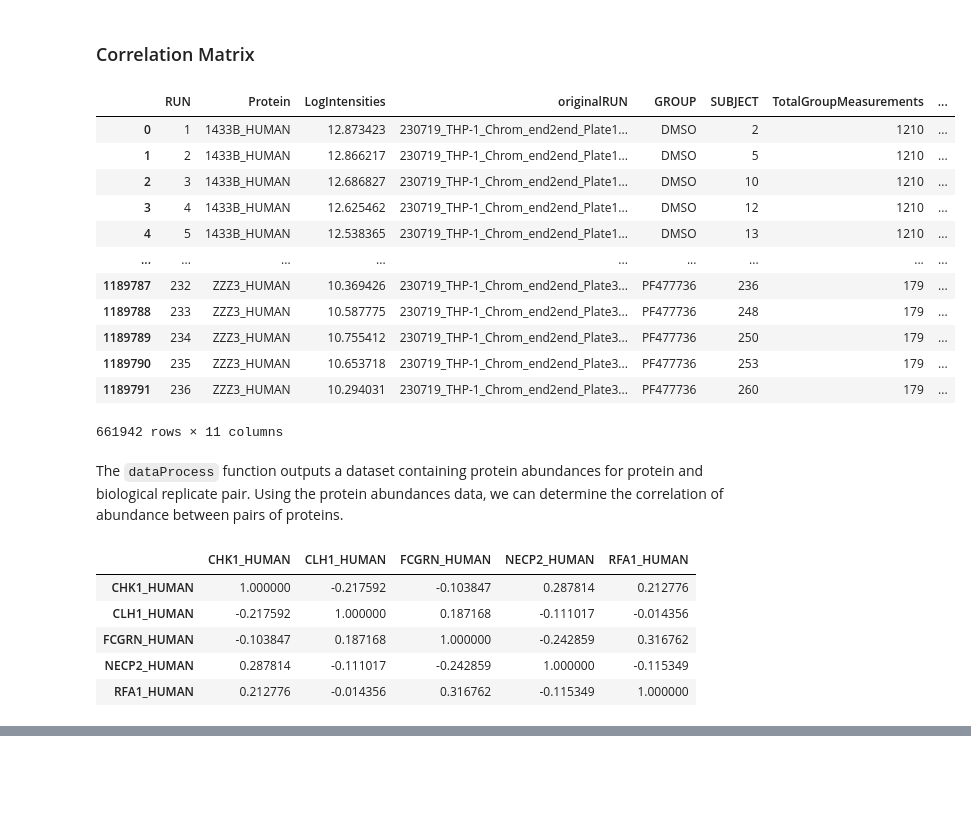
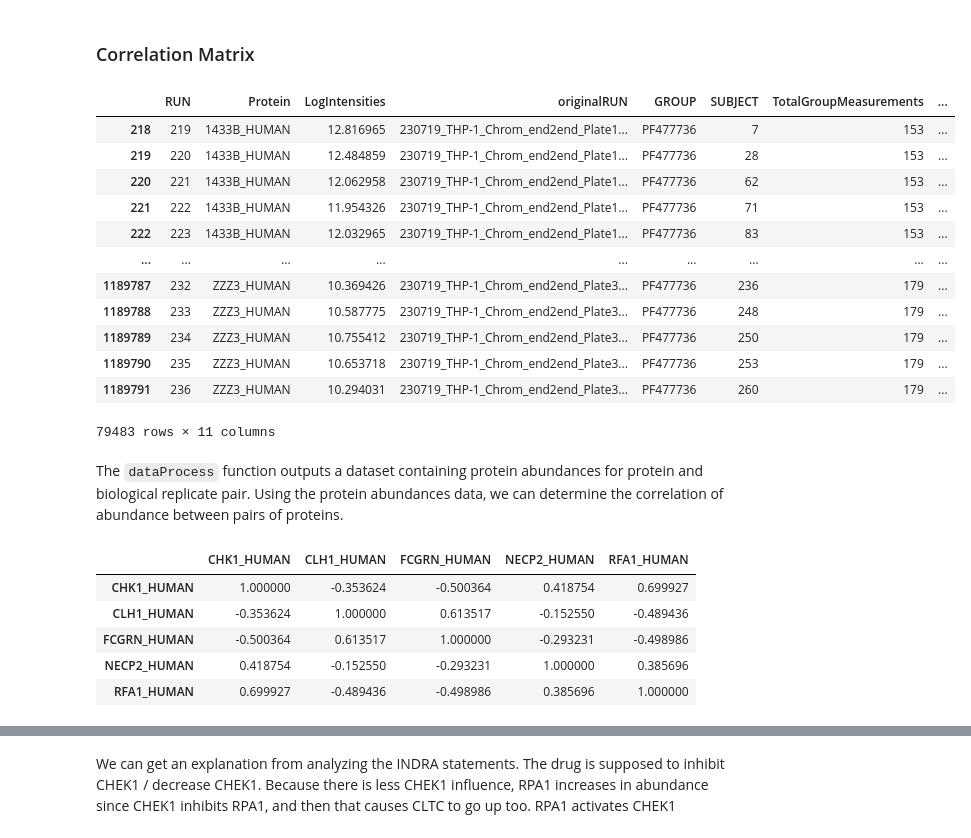
Before and after one commit to gyorilab/indra_may_institute, a Jupyter notebook: drug-demo.ipynb, the cells around one changed output, grey strips where cells are left out. Saved outputs shown, nothing was run; the diff lists cells and outputs as text; code cells hidden in the pictures; blank space fills up the shorter version.

Commit message:
tried adding more context to chek1 to rpa1 to cltc connection

```diff
--- a/drug-demo.ipynb
+++ b/drug-demo.ipynb
@@ -253,28 +229,28 @@ ca.save_model()
 ### Correlation Matrix
 # %%
 ABUNDANCE_PATH = "ProteinLevelData.csv" # Set this path yourself
-ABUNDANCE_GROUPS_FILTER = ['DMSO', 'PF477736']
+ABUNDANCE_GROUPS_FILTER = ['PF477736']
 def construct_abundance_df(filename):
     pandas_df = pd.read_csv(filename)
     pandas_df = pandas_df[pandas_df['GROUP'].isin(ABUNDANCE_GROUPS_FILTER)]
     return pandas_df
 
 protein_abundance_df = construct_abundance_df(ABUNDANCE_PATH)
 protein_abundance_df
 # %% [output]
 |  | RUN | Protein | LogIntensities | originalRUN | GROUP | SUBJECT | TotalGroupMeasurements | ... |
-| 0 | 1 | 1433B_HUMAN | 12.873423 | 230719_THP-1_Chrom_end2end_Plate1... | DMSO | 2 | 1210 | ... |
-| 1 | 2 | 1433B_HUMAN | 12.866217 | 230719_THP-1_Chrom_end2end_Plate1... | DMSO | 5 | 1210 | ... |
-| 2 | 3 | 1433B_HUMAN | 12.686827 | 230719_THP-1_Chrom_end2end_Plate1... | DMSO | 10 | 1210 | ... |
-| 3 | 4 | 1433B_HUMAN | 12.625462 | 230719_THP-1_Chrom_end2end_Plate1... | DMSO | 12 | 1210 | ... |
-| 4 | 5 | 1433B_HUMAN | 12.538365 | 230719_THP-1_Chrom_end2end_Plate1... | DMSO | 13 | 1210 | ... |
+| 218 | 219 | 1433B_HUMAN | 12.816965 | 230719_THP-1_Chrom_end2end_Plate1... | PF477736 | 7 | 153 | ... |
+| 219 | 220 | 1433B_HUMAN | 12.484859 | 230719_THP-1_Chrom_end2end_Plate1... | PF477736 | 28 | 153 | ... |
+| 220 | 221 | 1433B_HUMAN | 12.062958 | 230719_THP-1_Chrom_end2end_Plate1... | PF477736 | 62 | 153 | ... |
+| 221 | 222 | 1433B_HUMAN | 11.954326 | 230719_THP-1_Chrom_end2end_Plate1... | PF477736 | 71 | 153 | ... |
+| 222 | 223 | 1433B_HUMAN | 12.032965 | 230719_THP-1_Chrom_end2end_Plate1... | PF477736 | 83 | 153 | ... |
 | ... | ... | ... | ... | ... | ... | ... | ... | ... |
 | 1189787 | 232 | ZZZ3_HUMAN | 10.369426 | 230719_THP-1_Chrom_end2end_Plate3... | PF477736 | 236 | 179 | ... |
 | 1189788 | 233 | ZZZ3_HUMAN | 10.587775 | 230719_THP-1_Chrom_end2end_Plate3... | PF477736 | 248 | 179 | ... |
 | 1189789 | 234 | ZZZ3_HUMAN | 10.755412 | 230719_THP-1_Chrom_end2end_Plate3... | PF477736 | 250 | 179 | ... |
 | 1189790 | 235 | ZZZ3_HUMAN | 10.653718 | 230719_THP-1_Chrom_end2end_Plate3... | PF477736 | 253 | 179 | ... |
 | 1189791 | 236 | ZZZ3_HUMAN | 10.294031 | 230719_THP-1_Chrom_end2end_Plate3... | PF477736 | 260 | 179 | ... |
-661942 rows × 11 columns
+79483 rows × 11 columns
 # %% [markdown]
 The `dataProcess` function outputs a dataset containing protein abundances for protein and biological replicate pair.  Using the protein abundances data, we can determine the correlation of abundance between pairs of proteins.
 # %%
@@ -299,11 +275,11 @@ corr_matrix = calculate_correlation_matrix(pvalue_logfc_df, protein_abundance_df
 corr_matrix
 # %% [output]
 |  | CHK1_HUMAN | CLH1_HUMAN | FCGRN_HUMAN | NECP2_HUMAN | RFA1_HUMAN |
-| CHK1_HUMAN | 1.000000 | -0.217592 | -0.103847 | 0.287814 | 0.212776 |
-| CLH1_HUMAN | -0.217592 | 1.000000 | 0.187168 | -0.111017 | -0.014356 |
-| FCGRN_HUMAN | -0.103847 | 0.187168 | 1.000000 | -0.242859 | 0.316762 |
-| NECP2_HUMAN | 0.287814 | -0.111017 | -0.242859 | 1.000000 | -0.115349 |
-| RFA1_HUMAN | 0.212776 | -0.014356 | 0.316762 | -0.115349 | 1.000000 |
+| CHK1_HUMAN | 1.000000 | -0.353624 | -0.500364 | 0.418754 | 0.699927 |
+| CLH1_HUMAN | -0.353624 | 1.000000 | 0.613517 | -0.152550 | -0.489436 |
+| FCGRN_HUMAN | -0.500364 | 0.613517 | 1.000000 | -0.293231 | -0.498986 |
+| NECP2_HUMAN | 0.418754 | -0.152550 | -0.293231 | 1.000000 | 0.385696 |
+| RFA1_HUMAN | 0.699927 | -0.489436 | -0.498986 | 0.385696 | 1.000000 |
 # %%
 LOG_FC_FILTER = 0.25
 pvalue_logfc_df['log2FC'] = pvalue_logfc_df['log2FC'].astype(float)
@@ -315,3 +291,5 @@ logfc_proteins
 | 63546 | FCGRN_HUMAN | DMSO-PF477736 | -0.674851 | 0.132991 | -5.074427 | 179.0 | 9.674775e-07 | 1.592468e-03 | NaN | 0.195918 | ... |
 | 115656 | NECP2_HUMAN | DMSO-PF477736 | 0.693701 | 0.097077 | 7.145875 | 259.0 | 9.076739e-12 | 2.241047e-08 | NaN | 0.040000 | ... |
 | 152151 | RFA1_HUMAN | DMSO-PF477736 | -0.603824 | 0.076190 | -7.925239 | 260.0 | 6.705747e-14 | 3.311298e-10 | NaN | 0.120667 | ... |
+# %% [markdown]
+We can get an explanation from analyzing the INDRA statements.  The drug is supposed to inhibit CHEK1 / decrease CHEK1.  Because there is less CHEK1 influence, RPA1 increases in abundance since CHEK1 inhibits RPA1, and then that causes CLTC to go up too.  RPA1 activates CHEK1
```
Also changed, not shown: parts of 6 cells of this notebook.
